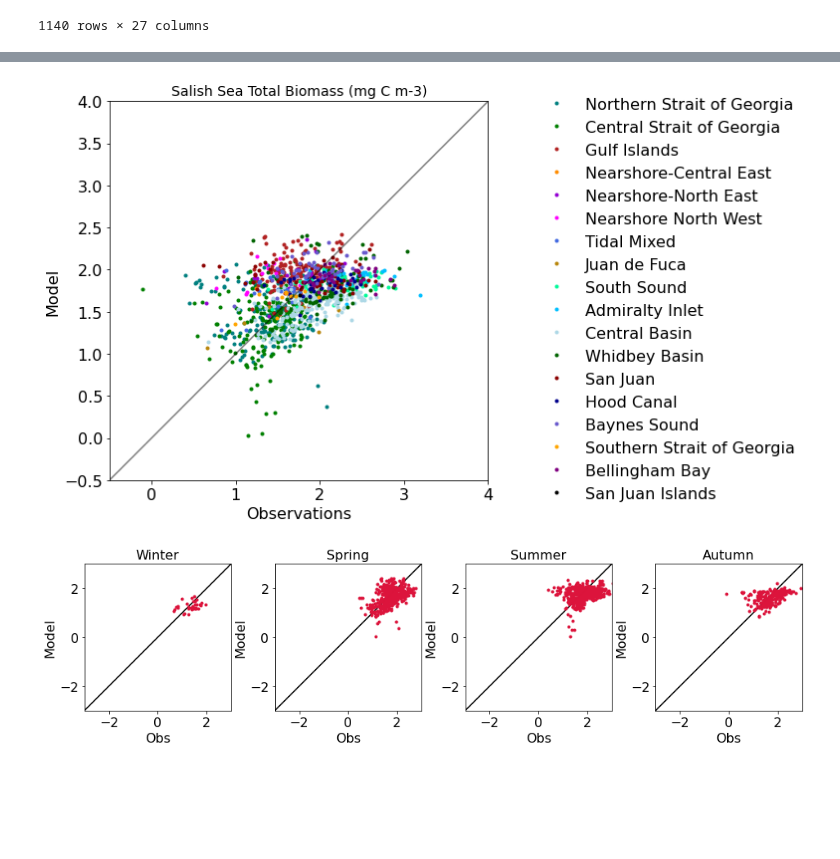
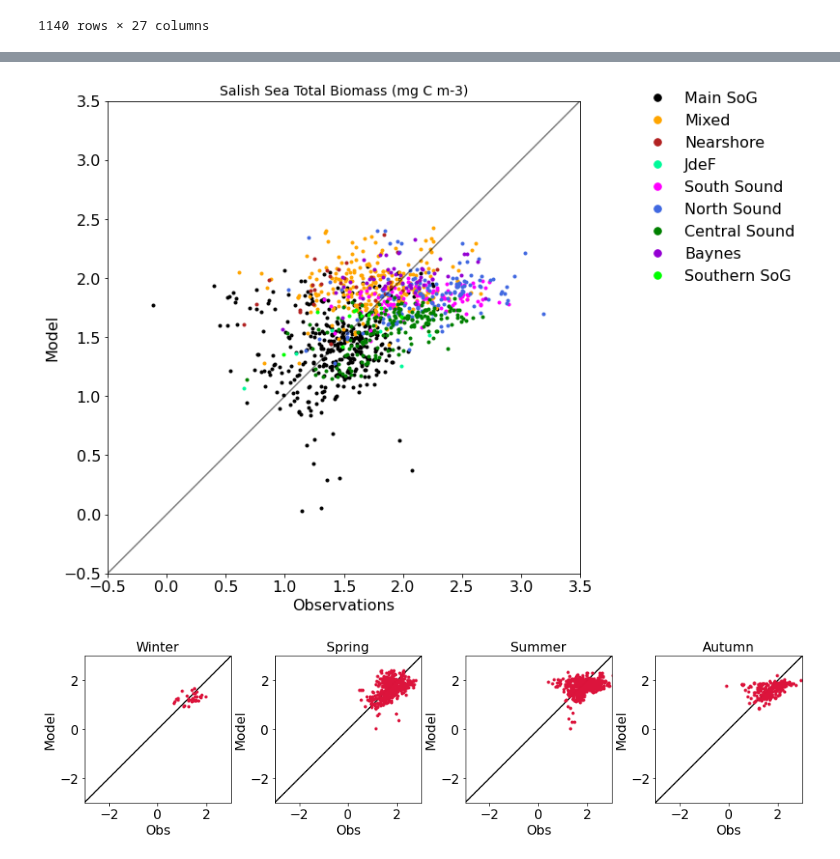
Before and after one commit to SalishSeaCast/analysis-karyn, a Jupyter notebook: notebooks/SalishSeaZoopBiomass.ipynb, the cells around one changed output, grey strips where cells are left out. Cells and saved outputs as stored; diff of their text form; code cells hidden in the pictures; blank space fills up the shorter version.

```diff
--- a/notebooks/SalishSeaZoopBiomass.ipynb
+++ b/notebooks/SalishSeaZoopBiomass.ipynb
@@ -321,3 +321,5 @@ with nc.Dataset('/data/eolson/results/MEOPAR/NEMO-forcing-new/grid/bathymetry_20
     bathylon=np.copy(bathy.variables['nav_lon'][:,:])
     bathylat=np.copy(bathy.variables['nav_lat'][:,:])
     bathyZ=np.copy(bathy.variables['Bathymetry'][:,:])
+# %%
+data['broadregions']=np.nan
@@ -324,20 +341,20 @@ with nc.Dataset('/data/eolson/results/MEOPAR/NEMO-forcing-new/grid/bathymetry_20
 # %%
-fig, ax = plt.subplots(1,1,figsize = (6,6))
+fig, ax = plt.subplots(1,1,figsize = (8,8))
 with nc.Dataset('/ocean/ksuchy/MOAD/NEMO-forcing/grid/bathymetry_201702.nc') as grid:
     viz_tools.plot_coastline(ax, grid, coords = 'map',isobath=.1)
-colors=('teal','green','firebrick','darkorange','darkviolet','fuchsia',
-        'royalblue','darkgoldenrod','mediumspringgreen','deepskyblue','lightblue','darkgreen','darkred','darkblue','slateblue','orange','purple','black')
+colors=('black','orange','firebrick','mediumspringgreen','fuchsia','royalblue','green','darkviolet',
+        'lime','lightblue','darkgoldenrod','darkorange','deepskyblue','teal','darkgreen','darkblue','slateblue','purple')
 datreg=dict()
-for ind, iregion in enumerate(data.region_name.unique()):
-    datreg[iregion] = data.loc[data.region_name==iregion]
+for ind, iregion in enumerate(data.broadregions.unique()):
+    datreg[iregion] = data.loc[data.broadregions==iregion]
     ax.plot(datreg[iregion]['Lon'], datreg[iregion]['Lat'],'.',
             color = colors[ind], label=iregion)
 ax.set_ylim(47, 51)
 ax.xaxis.set_tick_params(labelsize=14)
 ax.yaxis.set_tick_params(labelsize=14)
 ax.legend(bbox_to_anchor=[1,.6,0,0])
-ax.set_xlim(-126, -120);
+ax.set_xlim(-126, -121);
 ax.set_title('Salish Sea Observation Locations');
-ax.legend(bbox_to_anchor=(1.05, 1), loc='upper left',frameon=False,markerscale=2.,fontsize=11)
+ax.legend(bbox_to_anchor=(1.05, 1), loc='upper left',frameon=False,markerscale=3.,fontsize=11)
 # %% [output]
 <matplotlib.legend.Legend at 0x...>
@@ -345,20 +362,20 @@ ax.legend(bbox_to_anchor=(1.05, 1), loc='upper left',frameon=False,markerscale=2
 # %%
 def byRegion(ax,obsvar,modvar,lims):
-    PS=[]
-    for ind, iregion in enumerate(data.region_name.unique()):
+    SS=[]
+    for ind, iregion in enumerate(data.broadregions.unique()):
         #ax.plot(datreg[iregion]['Lon'], datreg[iregion]['Lat'],'.',
                 #color = colors[ind], label=iregion)
-        PS0=et.varvarPlot(ax,datreg[iregion],obsvar,modvar,
+        SS0=et.varvarPlot(ax,datreg[iregion],obsvar,modvar,
                           cols=(colors[ind],),lname=iregion)
-        PS.append(PS0)
-    l=ax.legend(handles=[ip[0][0] for ip in PS])
+        SS.append(SS0)
+    l=ax.legend(handles=[ip[0][0] for ip in SS])
     ax.set_xlabel('Observations')
     ax.set_ylabel('Model')
     ax.plot(lims,lims,'k-',alpha=.5)
     ax.set_xlim(lims)
     ax.set_ylim(lims)
     ax.set_aspect(1)
-    return PS,l
+    return SS,l
 # %%
 data['Month']=[ii.month for ii in data['dtUTC']]
 JF=data.loc[(data.Month==1)|(data.Month==2)]
@@ -374,12 +391,12 @@ def bySeason(ax,obsvar,modvar,lims):
         axi.set_aspect(1)
         axi.set_xlabel('Obs')
         axi.set_ylabel('Model')
-    PS=et.varvarPlot(ax[0],JF,obsvar,modvar,cols=('crimson','darkturquoise','navy'))
+    SS=et.varvarPlot(ax[0],JF,obsvar,modvar,cols=('crimson','darkturquoise','navy'))
     ax[0].set_title('Winter')
-    PS=et.varvarPlot(ax[1],MAM,obsvar,modvar,cols=('crimson','darkturquoise','navy'))
+    SS=et.varvarPlot(ax[1],MAM,obsvar,modvar,cols=('crimson','darkturquoise','navy'))
     ax[1].set_title('Spring')
-    PS=et.varvarPlot(ax[2],JJA,obsvar,modvar,cols=('crimson','darkturquoise','navy'))
+    SS=et.varvarPlot(ax[2],JJA,obsvar,modvar,cols=('crimson','darkturquoise','navy'))
     ax[2].set_title('Summer')
-    PS=et.varvarPlot(ax[3],SOND,obsvar,modvar,cols=('crimson','darkturquoise','navy'))
+    SS=et.varvarPlot(ax[3],SOND,obsvar,modvar,cols=('crimson','darkturquoise','navy'))
     ax[3].set_title('Autumn')
     return
@@ -386,11 +436,11 @@ def bySeason(ax,obsvar,modvar,lims):
 # %%
-fig, ax = plt.subplots(1,1,figsize = (16,7))
-PS,l=byRegion(ax,'L10Total','L10mod_total',(-0.5,4))
+fig, ax = plt.subplots(1,1,figsize = (16,9))
+PS,l=byRegion(ax,'L10Total','L10mod_total',(-0.5,3.5))
 ax.set_title('Salish Sea Total Biomass (mg C m-3)',fontsize=14)
-ax.legend(bbox_to_anchor=(1.1, 1.05),frameon=False)
+ax.legend(bbox_to_anchor=(1.1, 1.05),frameon=False,markerscale=2.5)
 #fig.savefig('PugetSoundTotalBiomassModvsObs.jpg',bbox_inches='tight')
 fig, ax = plt.subplots(1,4,figsize = (16,3.3))
 bySeason(ax,'L10Total','L10mod_total',(-3,3))
 # %% [output]
-[figure, old version]
+[figure, new version]
 [figure]
```
Also changed, not shown: parts of 8 cells of this notebook.
